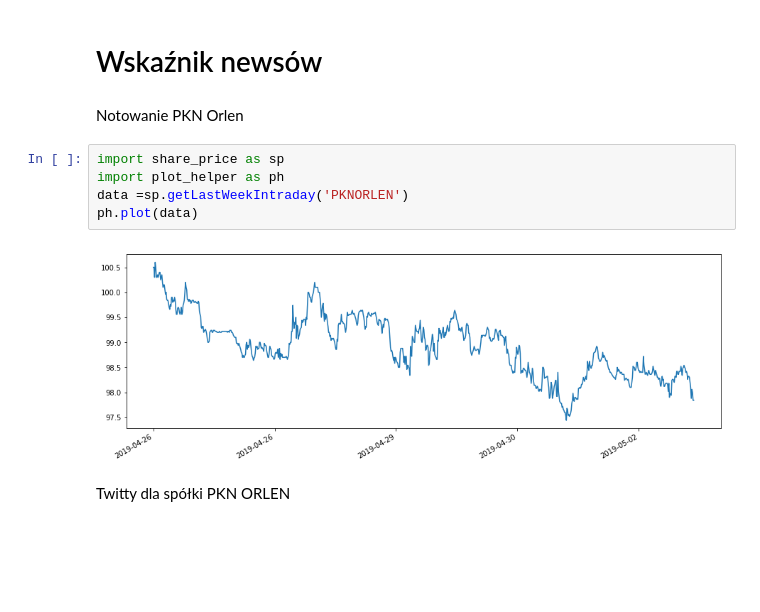
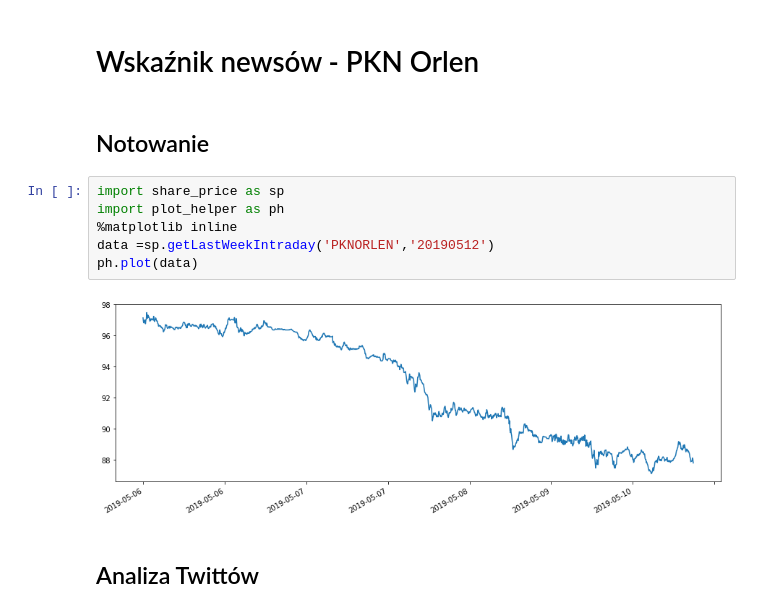
Before and after one commit to Toadstool/NewsIndicator, a Jupyter notebook: case_study_PKN_ORLEN.ipynb, the cells around one changed output. Drawn from its saved outputs; the diff is of its cells as text; blank space fills up the shorter version.

```diff
--- a/case_study_PKN_ORLEN.ipynb
+++ b/case_study_PKN_ORLEN.ipynb
@@ -1,16 +1,19 @@
 # %% [markdown]
-Wskaźnik newsów
-===============
+Wskaźnik newsów - PKN Orlen
+=========================
 # %% [markdown]
-Notowanie PKN Orlen
+Notowanie
+---------------
 # %%
 import share_price as sp
 import plot_helper as ph
-data =sp.getLastWeekIntraday('PKNORLEN')
+%matplotlib inline
+data =sp.getLastWeekIntraday('PKNORLEN','20190512')
 ph.plot(data)
 # %% [output]
-[figure, old version]
+[figure, new version]
-# %% [markdown]
-Twitty dla spółki PKN ORLEN
+# %% [markdown]
+Analiza Twittów
+----------------------
 # %%
 from twitt_processing import TwittProcessing
```
Also changed, not shown: parts of 3 cells of this notebook, 3 other files.
